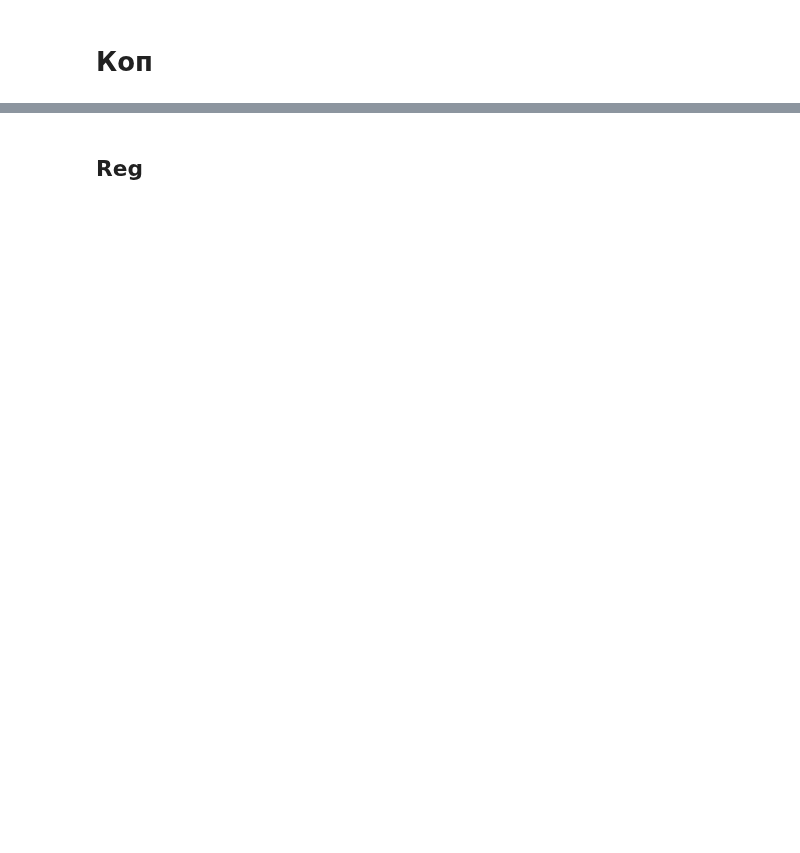
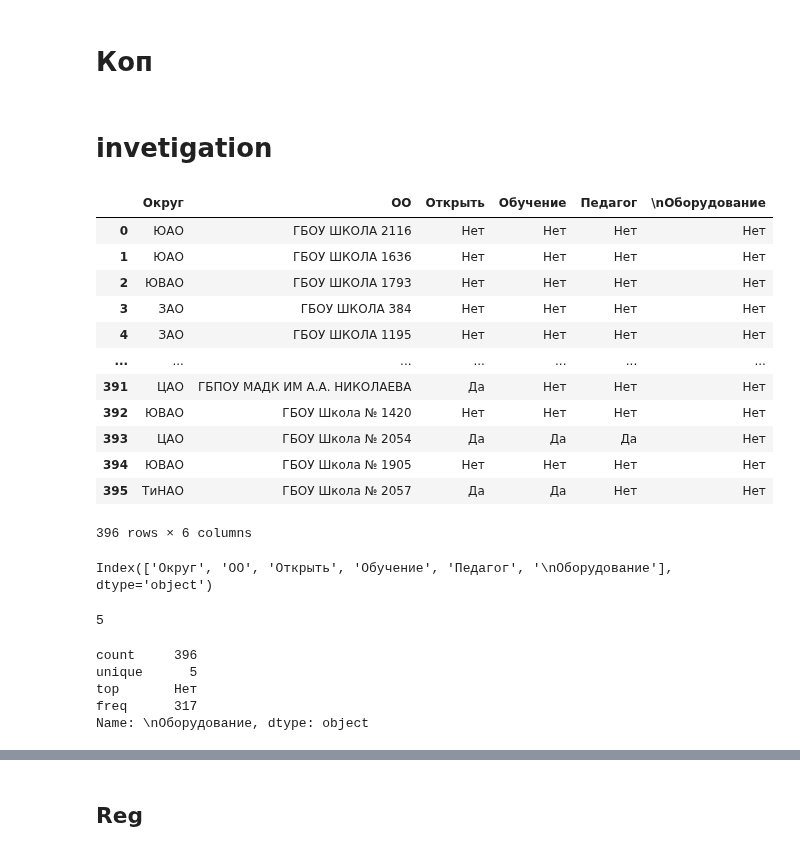
Before and after one commit to vn322/Sport-University, a Jupyter notebook: школы_кибер.ipynb, the cells around one changed output, grey strips where cells are left out. Cells and saved outputs as stored; diff of their text form; code cells hidden in the pictures; blank space fills up the shorter version.

```diff
--- a/школы_кибер.ipynb
+++ b/школы_кибер.ipynb
@@ -5,3 +7,30 @@ import pandas as pd
 import matplotlib.pyplot as plt
 # %% [markdown]
 # Коп
+# %% [markdown]
+# invetigation
+# %%
+df_inv= pd.read_excel('/content/Д.О. по киберспорту (1).xlsx')
+df_inv
+# %% [output]
+|  | Округ | ОО | Открыть | Обучение | Педагог | \nОборудование |
+| 0 | ЮАО | ГБОУ ШКОЛА 2116 | Нет | Нет | Нет | Нет |
+| 1 | ЮАО | ГБОУ ШКОЛА 1636 | Нет | Нет | Нет | Нет |
+| 2 | ЮВАО | ГБОУ ШКОЛА 1793 | Нет | Нет | Нет | Нет |
+| 3 | ЗАО | ГБОУ ШКОЛА 384 | Нет | Нет | Нет | Нет |
+| 4 | ЗАО | ГБОУ ШКОЛА 1195 | Нет | Нет | Нет | Нет |
+| ... | ... | ... | ... | ... | ... | ... |
+| 391 | ЦАО | ГБПОУ МАДК ИМ А.А. НИКОЛАЕВА | Да | Нет | Нет | Нет |
+| 392 | ЮВАО | ГБОУ Школа № 1420 | Нет | Нет | Нет | Нет |
+| 393 | ЦАО | ГБОУ Школа № 2054 | Да | Да | Да | Нет |
+| 394 | ЮВАО | ГБОУ Школа № 1905 | Нет | Нет | Нет | Нет |
+| 395 | ТиНАО | ГБОУ Школа № 2057 | Да | Да | Нет | Нет |
+396 rows × 6 columns
+# %%
+df_inv.columns
+# %% [output]
+Index(['Округ', 'ОО', 'Открыть', 'Обучение', 'Педагог', '\nОборудование'], dtype='object')
+# %%
+df_inv['\nОборудование'].unique()
+# %% [output]
+5
@@ -7,0 +39,8 @@ import matplotlib.pyplot as plt
+# %%
+df_inv['\nОборудование'].describe()
+# %% [output]
+count     396
+unique      5
+top       Нет
+freq      317
+Name: \nОборудование, dtype: object
```
Also changed, not shown: parts of 13 cells of this notebook.
